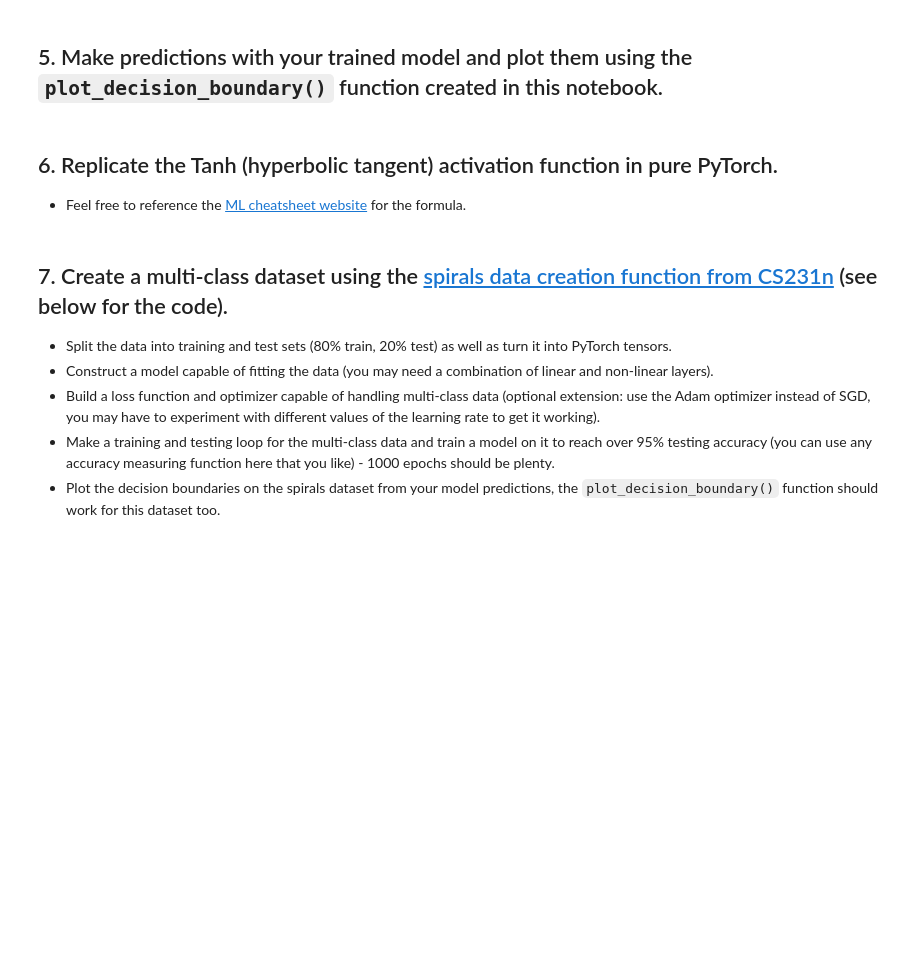
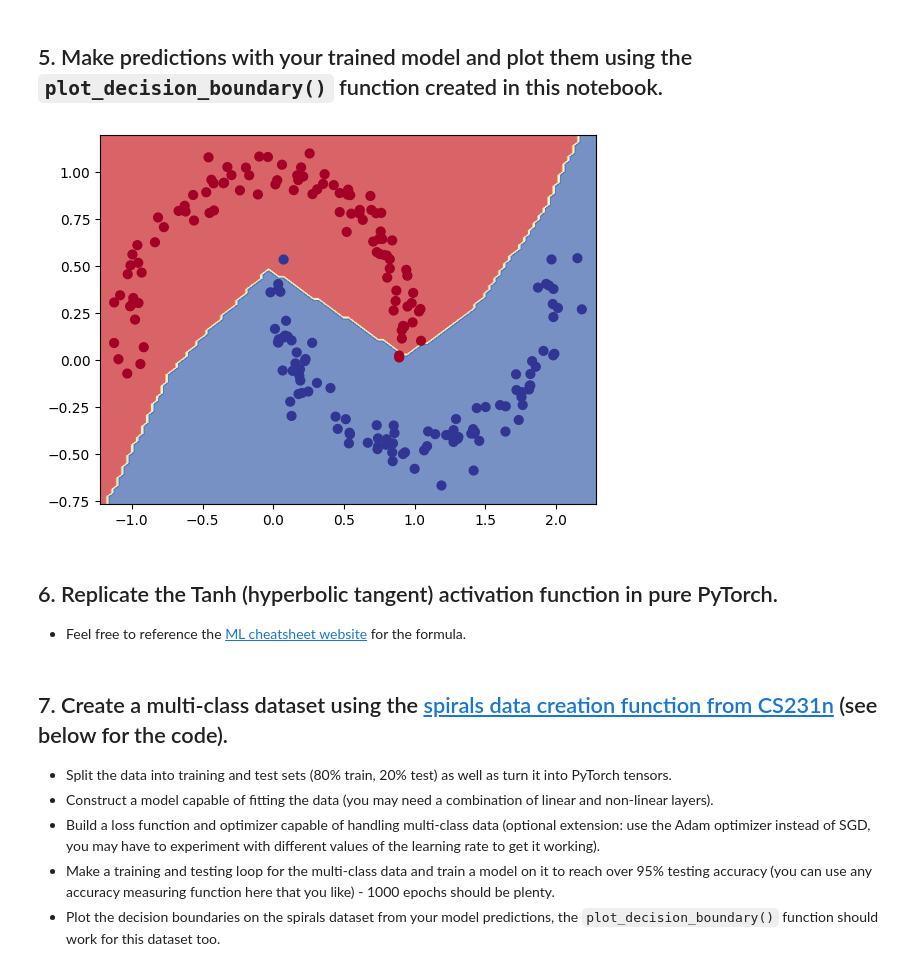
Before and after one commit to TungCan273/pytorch-deep-learning, a Jupyter notebook: extras/exercises/02_pytorch_classification_exercises.ipynb, the cells around one changed output. Saved outputs shown, nothing was run; the diff lists cells and outputs as text; code cells hidden in the pictures; blank space fills up the shorter version.

```diff
--- a/extras/exercises/02_pytorch_classification_exercises.ipynb
+++ b/extras/exercises/02_pytorch_classification_exercises.ipynb
@@ -184,0 +179,3 @@ from torchmetrics import Accuracy
+# %%
+acc_fn = Accuracy(task = "multiclass", num_classes = 2).to(device)
+acc_fn
@@ -185,50 +184,57 @@ from torchmetrics import Accuracy
 # %%
 ## TODO: Uncomment this to set the seed
-# torch.manual_seed(RANDOM_SEED)
+torch.manual_seed(RANDOM_SEED)
 
 # Setup epochs
-
+epochs = 2000
 
 # Send data to the device
-
+X_train = X_train.to(device)
+X_test = X_test.to(device)
+y_train = y_train.to(device)
+y_test = y_test.to(device)
 
 # Loop through the data
-# for epoch in range(epochs):
+for epoch in range(epochs):
   ### Training
-
+  moonModel.train()
 
   # 1. Forward pass (logits output)
+  y_logits = moonModel(X_train).squeeze()
 
   # Turn logits into prediction probabilities
-
+  preds = torch.sigmoid(y_logits)
 
   # Turn prediction probabilities into prediction labels
-
+  y_pred = torch.round(preds)
 
   # 2. Calculaute the loss
-  # loss = loss_fn(y_logits, y_train) # loss = compare model raw outputs to desired model outputs
+  loss = loss_fn(y_logits, y_train) # loss = compare model raw outputs to desired model outputs
 
   # Calculate the accuracy
-  # acc = acc_fn(y_pred, y_train.int()) # the accuracy function needs to compare pred labels (not logits) with actual labels
+  acc = acc_fn(y_pred, y_train.int()) # the accuracy function needs to compare pred labels (not logits) with actual labels
 
   # 3. Zero the gradients
-
+  optimizer.zero_grad()
 
   # 4. Loss backward (perform backpropagation) - https://brilliant.org/wiki/backpropagation/#:~:text=Backpropagation%2C%20short%20for%20%22backward%20propagation,to%20the%20neural%20network's%20weights.
-
+  loss.backward()
   # 5. Step the optimizer (gradient descent) - https://towardsdatascience.com/gradient-descent-algorithm-a-deep-dive-cf04e8115f21#:~:text=Gradient%20descent%20(GD)%20is%20an,e.g.%20in%20a%20linear%20regression)
-
+  optimizer.step()
 
   ### Testing
   # model_0.eval()
-  # with torch.inference_mode():
+  moonModel.eval()
+  with torch.inference_mode():
     # 1. Forward pass (to get the logits)
-
+    test_logits = moonModel(X_test).squeeze()
     # Turn the test logits into prediction labels
-
+    test_preds = torch.round(torch.sigmoid(test_logits))
 
     # 2. Caculate the test loss/acc
-
+    losses = loss_fn(test_logits, y_test)
+    _acc = acc_fn(test_preds, y_test.int())
 
   # Print out what's happening every 100 epochs
-  # if epoch % 100 == 0:
+  if epoch % 100 == 0:
+    print(f"Epoch: {epoch} | Loss: {loss:.5f} | Acc: {acc:.2f} | Test Loss: {losses:.5f} | Test Acc: {_acc:.2f}")
@@ -273,6 +321,9 @@ def plot_decision_boundary(model, X, y):
     plt.ylim(yy.min(), yy.max())
 # %%
 # Plot decision boundaries for training and test sets
+plot_decision_boundary(moonModel, X_test, y_test)
+# %% [output]
+[figure, added]
 # %% [markdown]
 ## 6. Replicate the Tanh (hyperbolic tangent) activation function in pure PyTorch.
   * Feel free to reference the [ML cheatsheet website](https://ml-cheatsheet.readthedocs.io/en/latest/activation_functions.html#tanh) for the formula.
```
Also changed, not shown: parts of 47 cells of this notebook, 3 other files.
